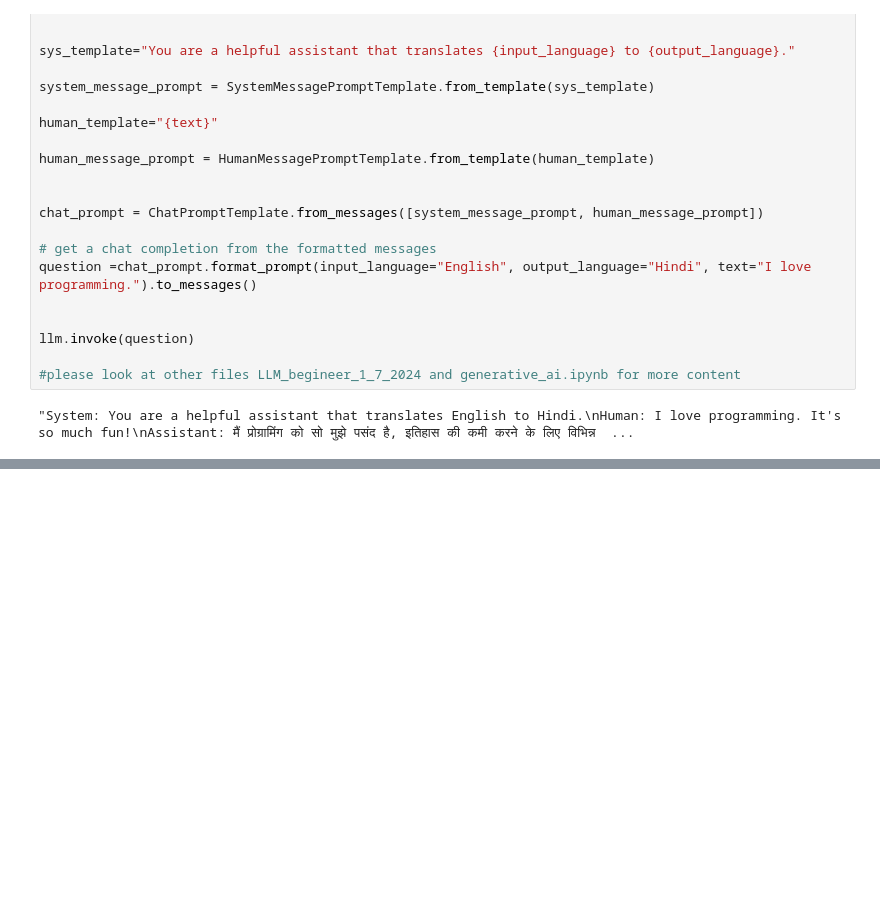
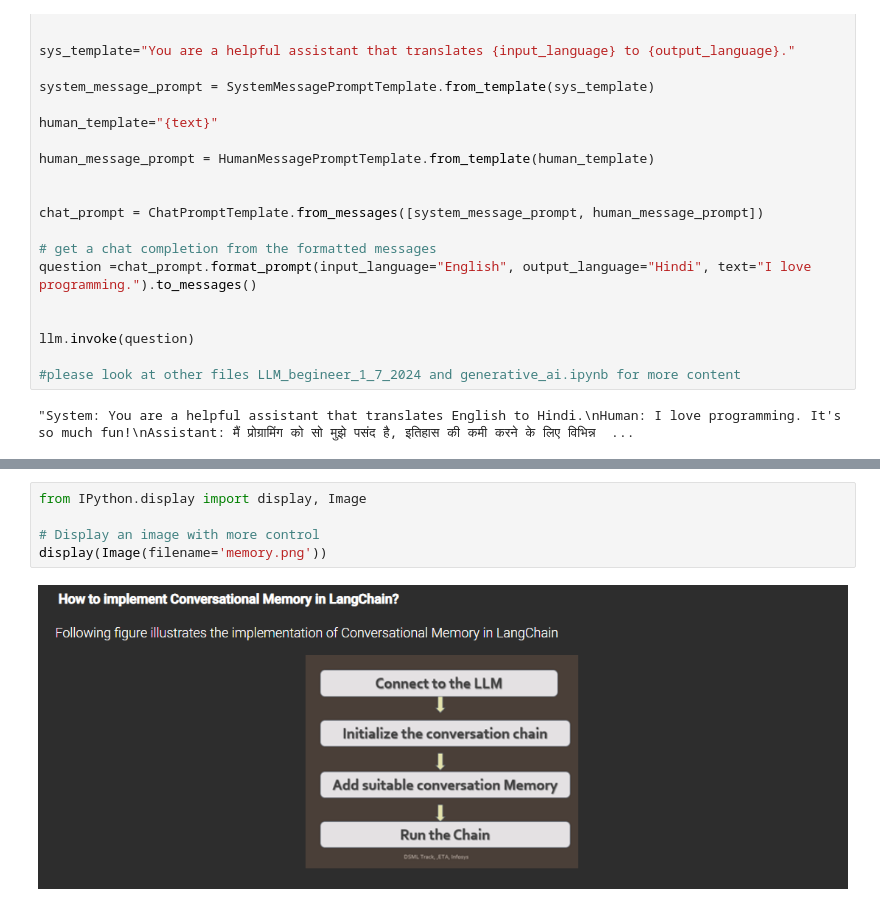
Before and after one commit to Shanmukh15501/GenAI, a Jupyter notebook: prompt_engineering.ipynb, the cells around one changed output, grey strips where cells are left out. Cells and saved outputs as stored; diff of their text form; blank space fills up the shorter version.

Commit message:
added memory concept
added memory concept

```diff
--- a/prompt_engineering.ipynb
+++ b/prompt_engineering.ipynb
@@ -1267,0 +1409,7 @@ llm.invoke(question)
+# %%
+from IPython.display import display, Image
+
+# Display an image with more control
+display(Image(filename='memory.png'))
+# %% [output]
+[figure, added]
```
Also changed, not shown: parts of 10 cells of this notebook, 6 other files.
